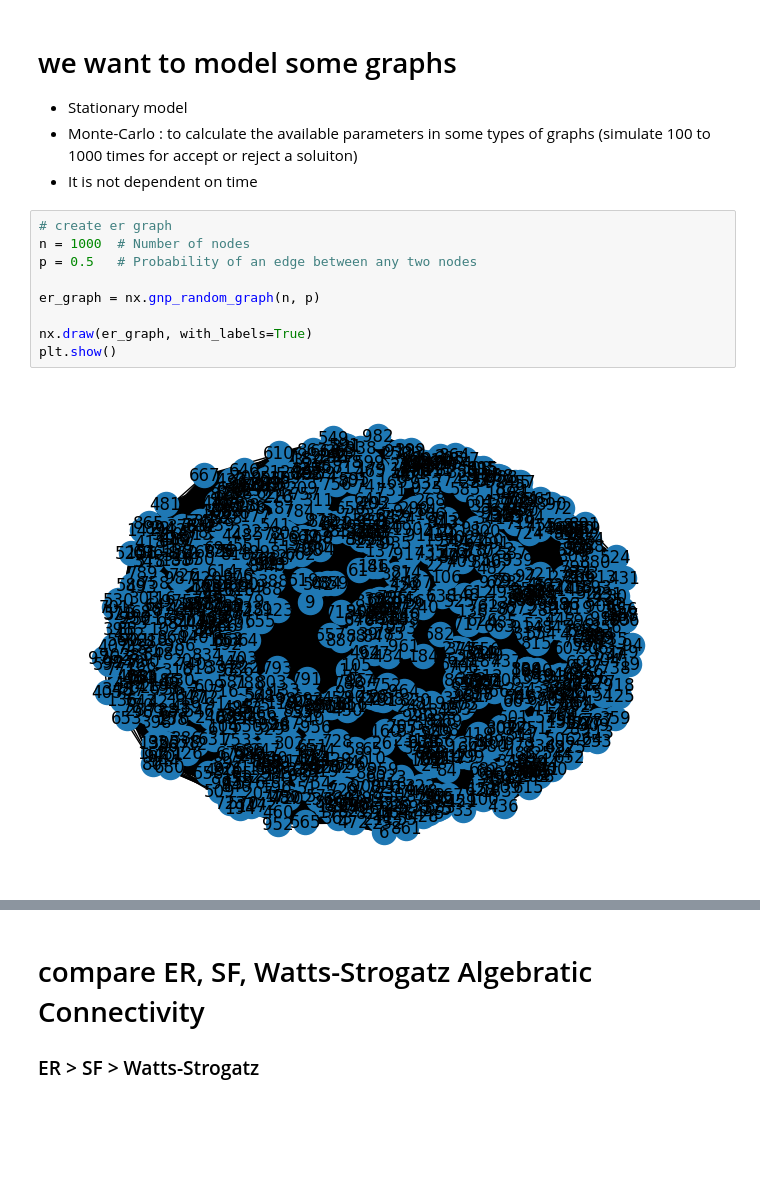
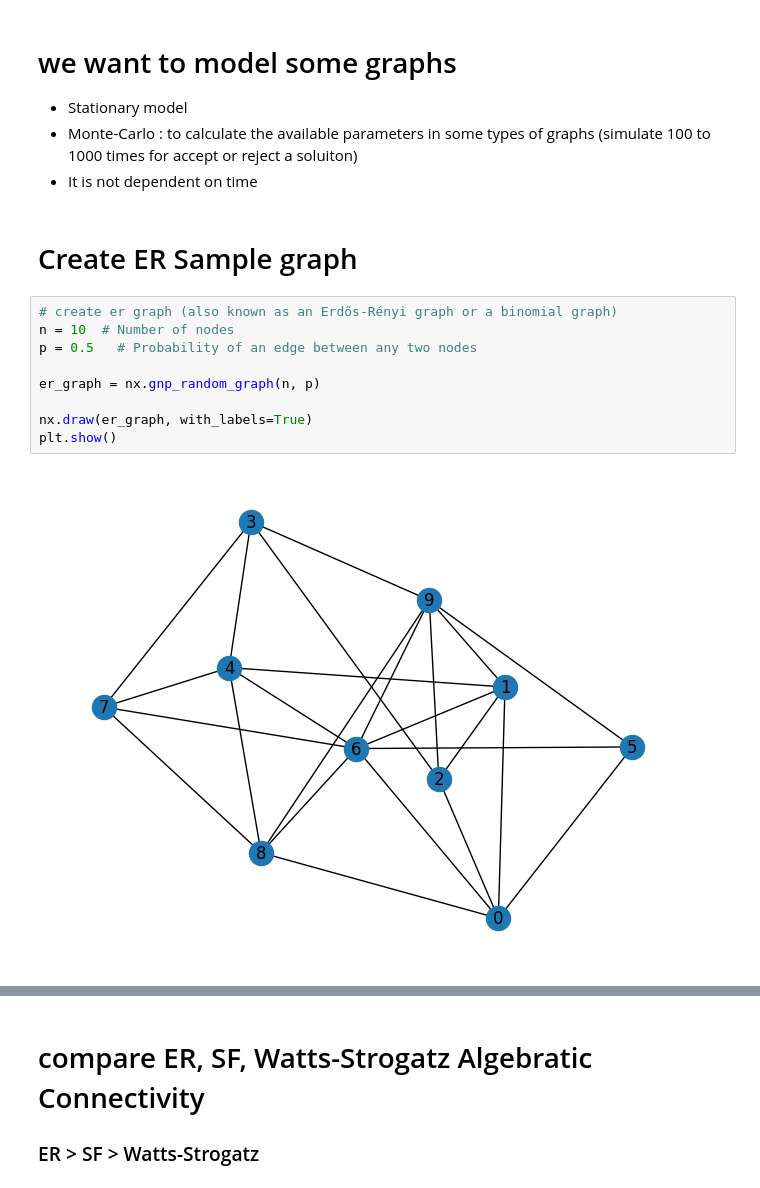
Before and after one commit to MSaeed1381/Simulation_Final_Project, a Jupyter notebook: part1.ipynb, the cells around one changed output, grey strips where cells are left out. Drawn from its saved outputs; the diff is of its cells as text; blank space fills up the shorter version.

```diff
--- a/part1.ipynb
+++ b/part1.ipynb
@@ -41,14 +47,16 @@ sys.setrecursionlimit(10000)
 * Stationary model
 * Monte-Carlo : to calculate the available parameters in some types of graphs (simulate 100 to 1000 times for accept or reject a soluiton)
 * It is not dependent on time
+# %% [markdown]
+# Create ER Sample graph
 # %%
-# create er graph
-n = 1000  # Number of nodes
+# create er graph (also known as an Erdős-Rényi graph or a binomial graph)
+n = 10  # Number of nodes
 p = 0.5   # Probability of an edge between any two nodes
 
 er_graph = nx.gnp_random_graph(n, p)
 
 nx.draw(er_graph, with_labels=True)
 plt.show()
 # %% [output]
-[figure, old version]
+[figure, new version]
```
Also changed, not shown: parts of 40 cells of this notebook, 5 other files.
